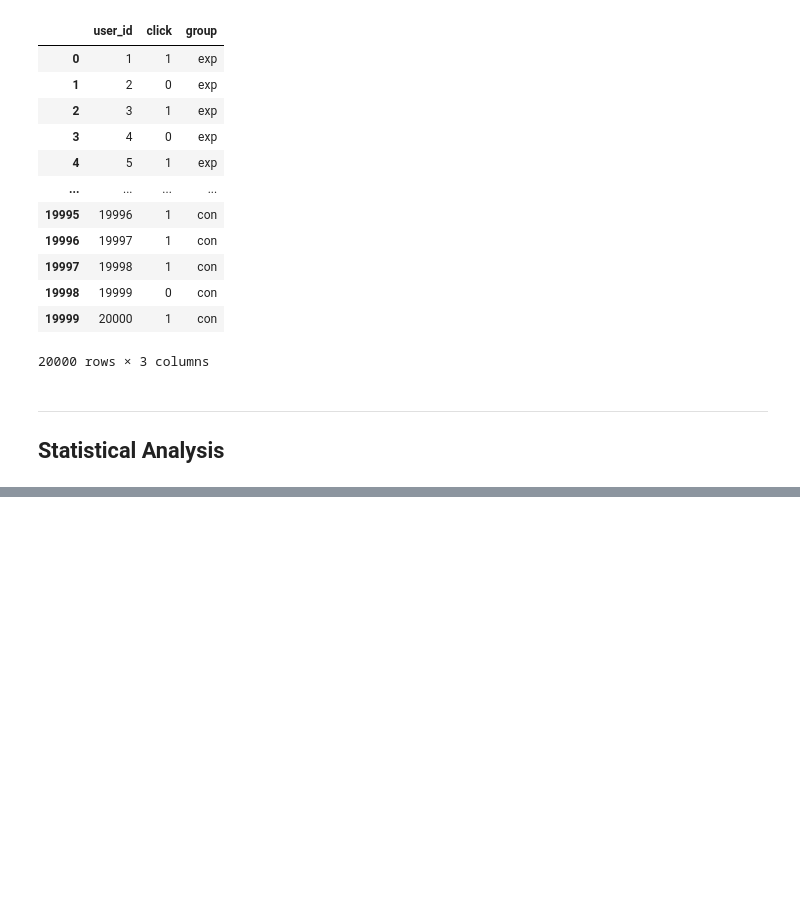
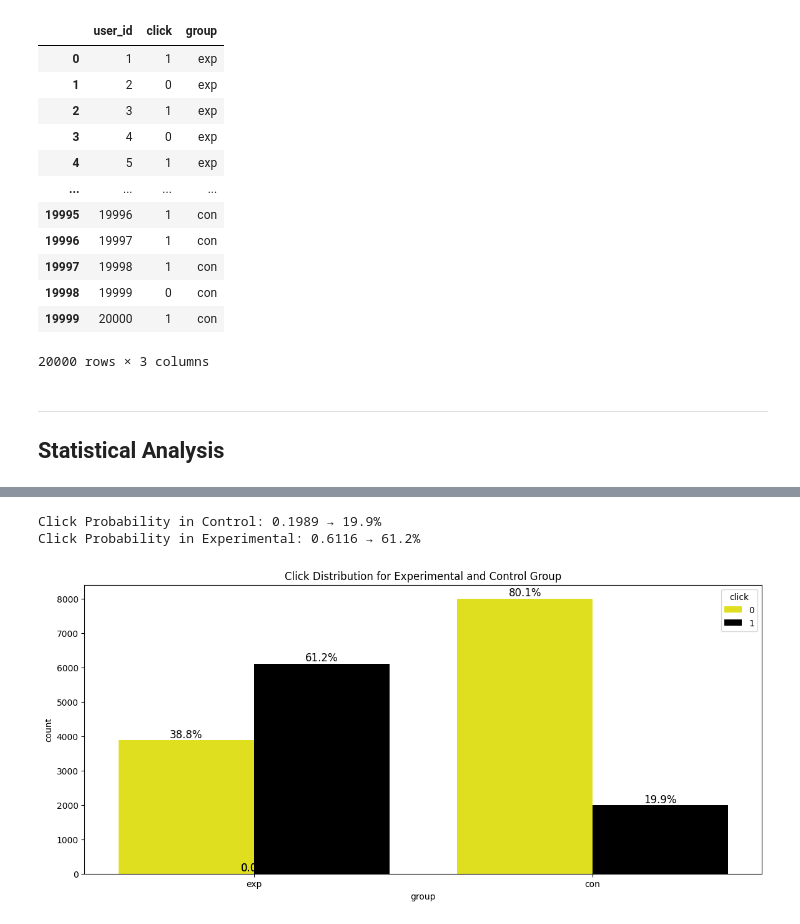
Before and after one commit to PIETRO-ing/ab_test_click_through_rate_analysis, a Jupyter notebook: ab_test_analysis.ipynb, the cells around one changed output, grey strips where cells are left out. Drawn from its saved outputs; the diff is of its cells as text; code cells hidden in the pictures; blank space fills up the shorter version.

Commit message:
click distribution plot

```diff
--- a/ab_test_analysis.ipynb
+++ b/ab_test_analysis.ipynb
@@ -93,0 +122,37 @@ df
+# %%
+# Estimate of clicks probability per group
+p_con =  X_con/N_con
+p_exp = X_exp/N_exp
+
+# Estimate of pooled clicked probability
+p_pooled = (X_con + X_exp) / (N_con + N_exp)
+
+# Print
+print(f'Click Probability in Control: {p_con} → {p_con*100:.1f}%')
+print(f'Click Probability in Experimental: {p_exp} → {p_exp*100:.1f}%')
+# %% [output]
+Click Probability in Control: 0.1989 → 19.9%
+Click Probability in Experimental: 0.6116 → 61.2%
+# %%
+# Plot
+plt.figure(figsize=(14,6))
+ax = sns.countplot(data = df,
+              x='group',
+              hue='click',
+              palette = {0: 'yellow', 1:'black'}
+              )
+
+plt.title('Click Distribution for Experimental and Control Group')
+
+# Add text on top of each bar
+for p in ax.patches:               # ax.patches = bars
+    # Get the height of each bar
+    height = p.get_height()
+    # Add text at the top of each bar
+    ax.text(p.get_x() + p.get_width() / 2, height + 170, f'{(height/N_con)*100:.1f}%', # get(x) x of left edge, N_con = N_exp = 10000
+            ha='center', va='center', fontsize=12, color='black')
+
+# Save plot
+plt.savefig('click_distribution_control_and_experimental_group.png')
+# %% [output]
+[figure, added]
```
Also changed, not shown: parts of 2 cells of this notebook.
